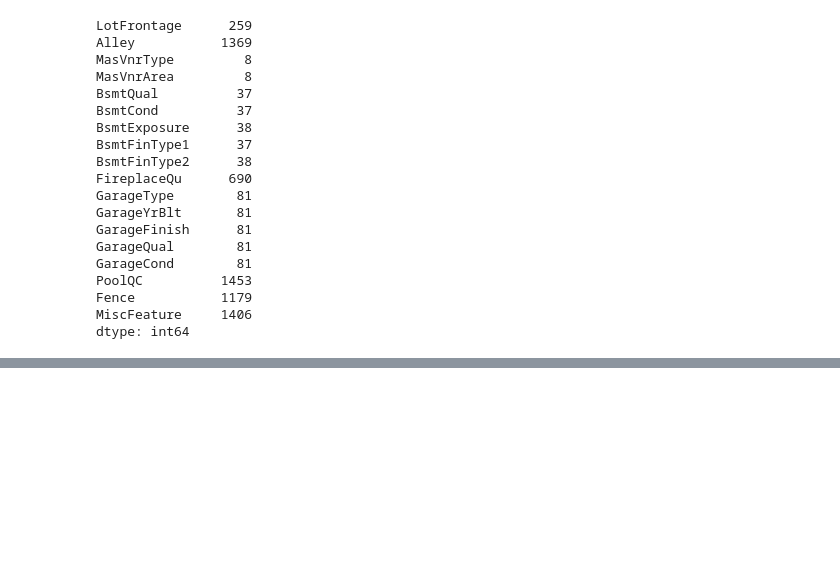
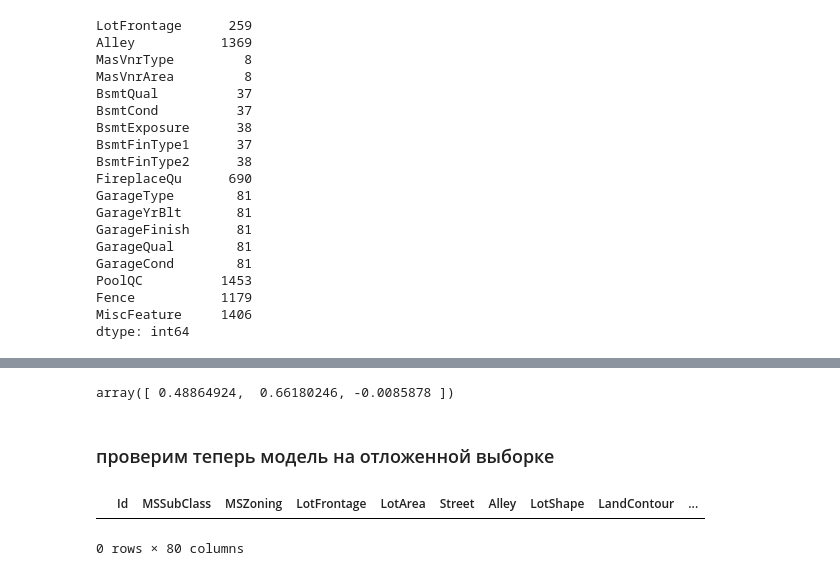
Before and after one commit to olgamonahova/ML, a Jupyter notebook: ML-7 Ансамблевые модели/HW/HW Ансамблирование.ipynb, the cells around one changed output, grey strips where cells are left out. Cells and saved outputs as stored; diff of their text form; code cells hidden in the pictures; blank space fills up the shorter version.

```diff
--- a/ML-7 Ансамблевые модели/HW/HW Ансамблирование.ipynb
+++ b/ML-7 Ансамблевые модели/HW/HW Ансамблирование.ipynb
@@ -143,0 +322,32 @@ df[numeric_columns]
+# %%
+clf_lr_meta.coef_.flatten()
+# %% [output]
+array([ 0.48864924,  0.66180246, -0.0085878 ])
+# %% [markdown]
+### проверим теперь модель на отложенной выборке
+# %%
+df_sub = pd.read_csv('test.csv')
+# %%
+#в submission у некоторых числовых колонок тип object 0_о
+num_col_train = ['MSSubClass', 'LotFrontage', 'LotArea', 'OverallQual',
+       'OverallCond', 'YearBuilt', 'YearRemodAdd', 'MasVnrArea', 'BsmtFinSF1',
+       'BsmtFinSF2', 'BsmtUnfSF', 'TotalBsmtSF', '1stFlrSF', '2ndFlrSF',
+       'LowQualFinSF', 'GrLivArea', 'BsmtFullBath', 'BsmtHalfBath', 'FullBath',
+       'HalfBath', 'BedroomAbvGr', 'KitchenAbvGr', 'TotRmsAbvGrd',
+       'Fireplaces', 'GarageCars', 'GarageArea', 'WoodDeckSF', 'OpenPorchSF',
+       'EnclosedPorch', '3SsnPorch', 'ScreenPorch', 'PoolArea', 'MiscVal',
+       'MoSold', 'YrSold']
+
+num_col = set(num_col)
+
+sub_num_col = set(list(df_sub_numeric.columns))
+col_obj_to_num = list(num_col - sub_num_col)
+col_obj_to_num = ['BsmtUnfSF','GarageCars','BsmtFullBath','BsmtFinSF2','TotalBsmtSF','GarageArea','BsmtFinSF1','BsmtHalfBath']
+# %%
+df_sub[col_obj_to_num].fillna(0, inplace = True)
+df_sub[col_obj_to_num] = df_sub[col_obj_to_num].apply(pd.to_numeric)
+# %%
+df_sub[~df_sub.isin([np.nan, np.inf, -np.inf]).any(1)]
+# %% [output]
+|  | Id | MSSubClass | MSZoning | LotFrontage | LotArea | Street | Alley | LotShape | LandContour | ... |
+0 rows × 80 columns
```
Also changed, not shown: parts of 60 cells of this notebook.
